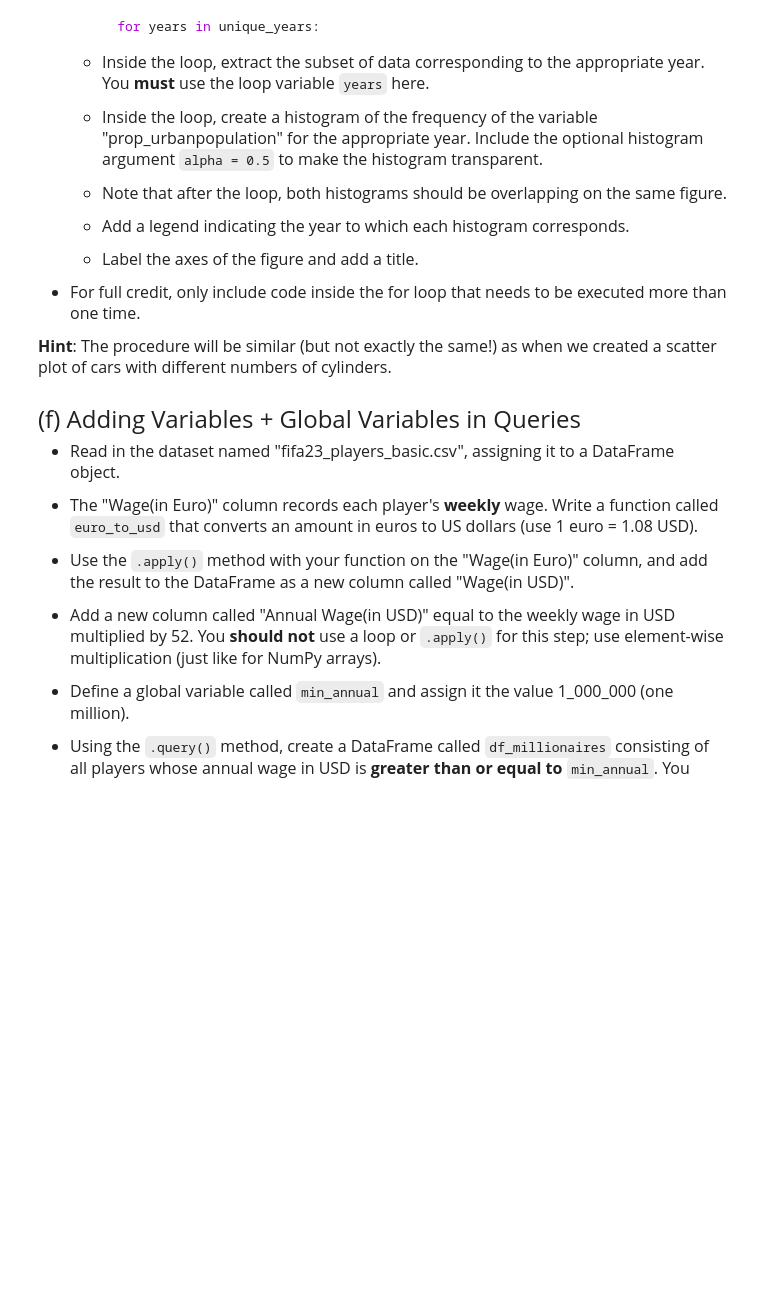
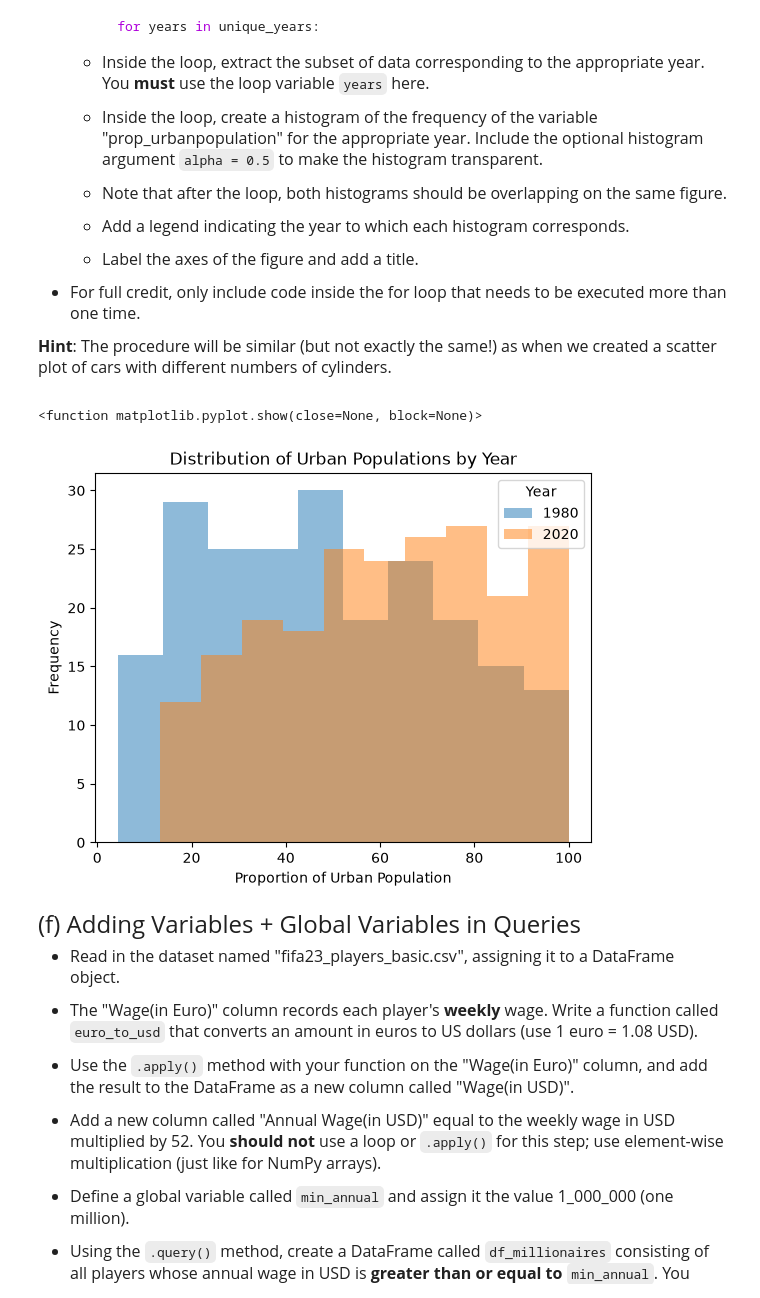
Before and after one commit to JNGU28/datasci185fall2026, a Jupyter notebook: _assignments/assignment_07/Assignment7.ipynb, the cells around one changed output. Cells and saved outputs as stored; diff of their text form; code cells hidden in the pictures; blank space fills up the shorter version.

```diff
--- a/_assignments/assignment_07/Assignment7.ipynb
+++ b/_assignments/assignment_07/Assignment7.ipynb
@@ -136,3 +178,25 @@ import matplotlib.pyplot as plt
+# %%
+# Write your answer here:
+urban = pd.read_csv("wdi_urban.csv")
+
+unique_years = pd.unique(urban["year"])
+
+plt.figure()
+
+
+for years in unique_years:
+    subset = urban[urban["year"]== years]
+    plt.hist(subset["prop_urbanpopulation"], alpha = 0.5, label=str(years))
+
+
+plt.legend(title = "Year")
+plt.xlabel("Proportion of Urban Population")
+plt.ylabel("Frequency")
+plt.title("Distribution of Urban Populations by Year")
+plt.show
+# %% [output]
+<function matplotlib.pyplot.show(close=None, block=None)>
+[figure, added]
 # %% [markdown]
 <font size = "5">
 
```
Also changed, not shown: parts of 14 cells of this notebook, 3 other files.
